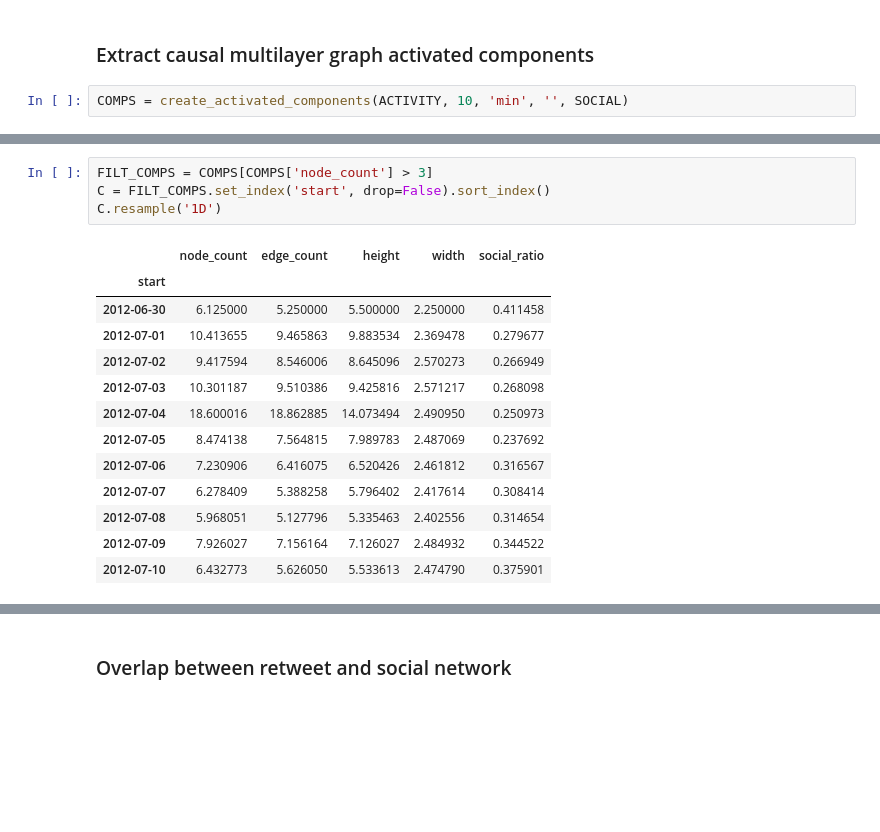
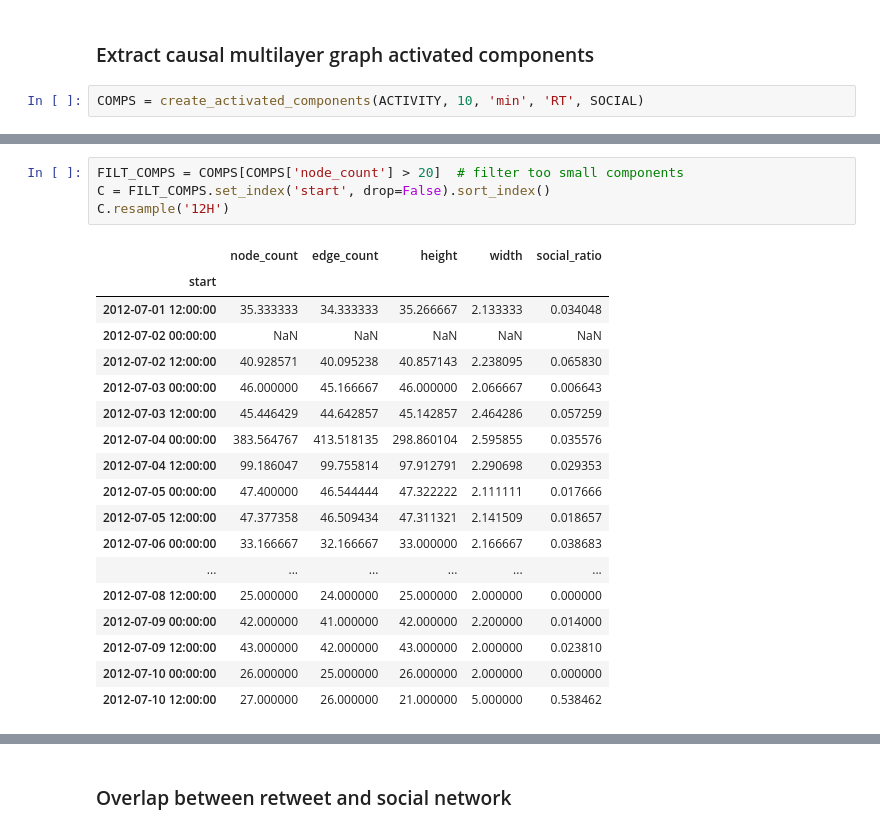
Before and after one commit to GNNX/higgs, a Jupyter notebook: Higgs preprocessing.ipynb, the cells around one changed output, grey strips where cells are left out. Drawn from its saved outputs; the diff is of its cells as text; blank space fills up the shorter version.

```diff
--- a/Higgs preprocessing.ipynb
+++ b/Higgs preprocessing.ipynb
@@ -293,4 +315,4 @@ Average out degree:  32.5339
 # %% [markdown]
 ### Extract causal multilayer graph activated components
 # %%
-COMPS = create_activated_components(ACTIVITY, 10, 'min', '', SOCIAL)
+COMPS = create_activated_components(ACTIVITY, 10, 'min', 'RT', SOCIAL)
@@ -297,18 +341,23 @@ COMPS = create_activated_components(ACTIVITY, 10, 'min', '', SOCIAL)
 # %%
-FILT_COMPS = COMPS[COMPS['node_count'] > 3]
+FILT_COMPS = COMPS[COMPS['node_count'] > 20]  # filter too small components
 C = FILT_COMPS.set_index('start', drop=False).sort_index()
-C.resample('1D')
+C.resample('12H')
 # %% [output]
 |  | node_count | edge_count | height | width | social_ratio |
 | start |  |  |  |  |  |
-| 2012-06-30 | 6.125000 | 5.250000 | 5.500000 | 2.250000 | 0.411458 |
-| 2012-07-01 | 10.413655 | 9.465863 | 9.883534 | 2.369478 | 0.279677 |
-| 2012-07-02 | 9.417594 | 8.546006 | 8.645096 | 2.570273 | 0.266949 |
-| 2012-07-03 | 10.301187 | 9.510386 | 9.425816 | 2.571217 | 0.268098 |
-| 2012-07-04 | 18.600016 | 18.862885 | 14.073494 | 2.490950 | 0.250973 |
-| 2012-07-05 | 8.474138 | 7.564815 | 7.989783 | 2.487069 | 0.237692 |
-| 2012-07-06 | 7.230906 | 6.416075 | 6.520426 | 2.461812 | 0.316567 |
-| 2012-07-07 | 6.278409 | 5.388258 | 5.796402 | 2.417614 | 0.308414 |
-| 2012-07-08 | 5.968051 | 5.127796 | 5.335463 | 2.402556 | 0.314654 |
-| 2012-07-09 | 7.926027 | 7.156164 | 7.126027 | 2.484932 | 0.344522 |
-| 2012-07-10 | 6.432773 | 5.626050 | 5.533613 | 2.474790 | 0.375901 |
+| 2012-07-01 12:00:00 | 35.333333 | 34.333333 | 35.266667 | 2.133333 | 0.034048 |
+| 2012-07-02 00:00:00 | NaN | NaN | NaN | NaN | NaN |
+| 2012-07-02 12:00:00 | 40.928571 | 40.095238 | 40.857143 | 2.238095 | 0.065830 |
+| 2012-07-03 00:00:00 | 46.000000 | 45.166667 | 46.000000 | 2.066667 | 0.006643 |
+| 2012-07-03 12:00:00 | 45.446429 | 44.642857 | 45.142857 | 2.464286 | 0.057259 |
+| 2012-07-04 00:00:00 | 383.564767 | 413.518135 | 298.860104 | 2.595855 | 0.035576 |
+| 2012-07-04 12:00:00 | 99.186047 | 99.755814 | 97.912791 | 2.290698 | 0.029353 |
+| 2012-07-05 00:00:00 | 47.400000 | 46.544444 | 47.322222 | 2.111111 | 0.017666 |
+| 2012-07-05 12:00:00 | 47.377358 | 46.509434 | 47.311321 | 2.141509 | 0.018657 |
+| 2012-07-06 00:00:00 | 33.166667 | 32.166667 | 33.000000 | 2.166667 | 0.038683 |
+| ... | ... | ... | ... | ... | ... |
+| 2012-07-08 12:00:00 | 25.000000 | 24.000000 | 25.000000 | 2.000000 | 0.000000 |
+| 2012-07-09 00:00:00 | 42.000000 | 41.000000 | 42.000000 | 2.200000 | 0.014000 |
+| 2012-07-09 12:00:00 | 43.000000 | 42.000000 | 43.000000 | 2.000000 | 0.023810 |
+| 2012-07-10 00:00:00 | 26.000000 | 25.000000 | 26.000000 | 2.000000 | 0.000000 |
+| 2012-07-10 12:00:00 | 27.000000 | 26.000000 | 21.000000 | 5.000000 | 0.538462 |
```
Also changed, not shown: parts of 3 cells of this notebook.
